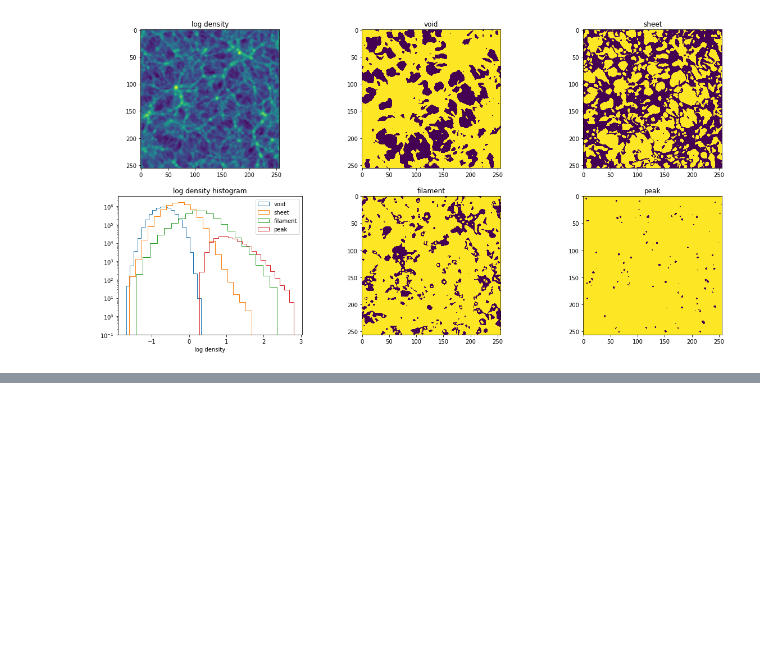
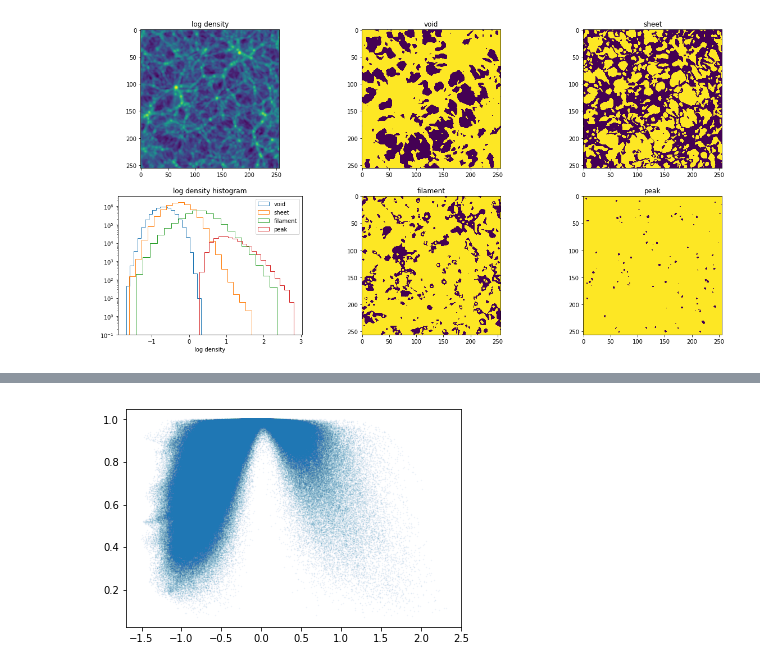
Before and after one commit to forero/IllustrisWeb, a Jupyter notebook: plot_web_data.ipynb, the cells around one changed output, grey strips where cells are left out. Cells and saved outputs as stored; diff of their text form; code cells hidden in the pictures; blank space fills up the shorter version.

```diff
--- a/plot_web_data.ipynb
+++ b/plot_web_data.ipynb
@@ -81,0 +85,2 @@ Text(0.5,1,'peak')
+# %%
+density_flat = density_smooth.flatten()
@@ -81,0 +91,4 @@ Text(0.5,1,'peak')
+# %%
+_=plt.scatter(np.log10(density_flat[:1000000]+1.0), FA_flat[:1000000], alpha=0.1, s=0.1)
+# %% [output]
+[figure, added]
```
Also changed, not shown: parts of 6 cells of this notebook.
